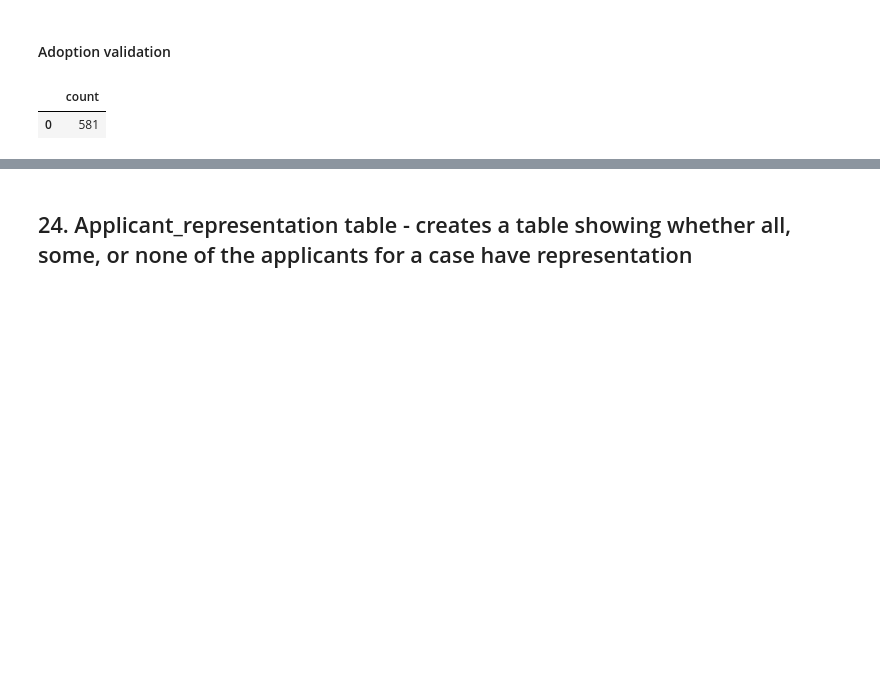
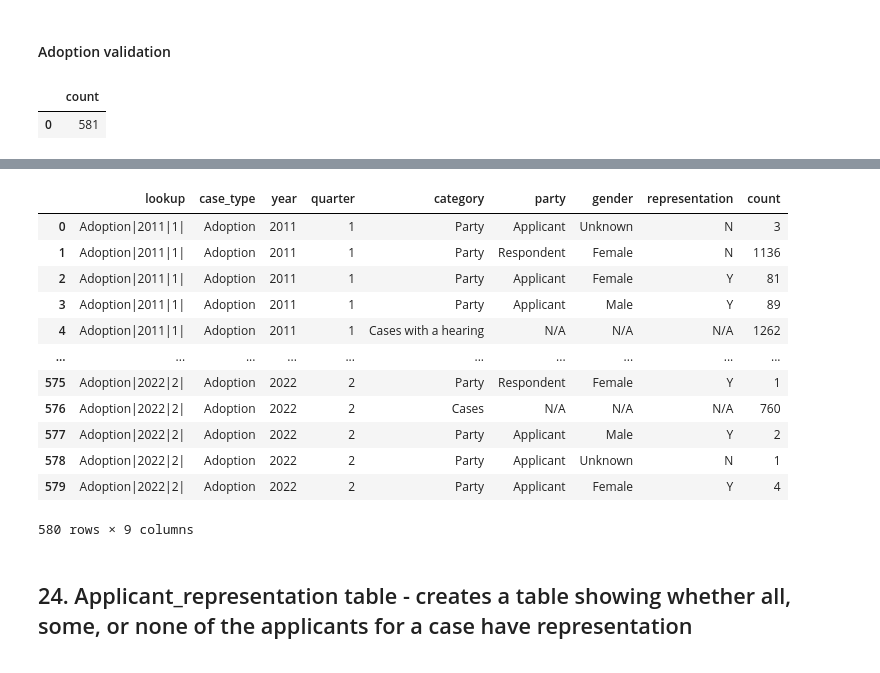
Before and after one commit to moj-analytical-services/FCSQ_data, a Jupyter notebook: data/adopt_timeliness.ipynb, the cells around one changed output, grey strips where cells are left out. Saved outputs shown, nothing was run; the diff lists cells and outputs as text; code cells hidden in the pictures; blank space fills up the shorter version.

```diff
--- a/data/adopt_timeliness.ipynb
+++ b/data/adopt_timeliness.ipynb
@@ -1102,0 +1121,33 @@ df = pydb.read_sql_query("SELECT * FROM fcsq.Adoption")
+# %%
+legrep_lookup = f"""
+SELECT
+case_type || '|' || cast(year as varchar(10)) || '|' || cast(quarter as varchar(1)) || '|' as lookup,
+case_type,
+year,
+cast(quarter as varchar(3)) as quarter,
+category,
+party,
+gender,
+representation,
+count
+from fcsq.adoption
+order by lookup
+
+"""
+pydb.create_temp_table(legrep_lookup,'legrep_lookup')
+
+pydb.read_sql_query("SELECT * from __temp__.legrep_lookup")
+# %% [output]
+|  | lookup | case_type | year | quarter | category | party | gender | representation | count |
+| 0 | Adoption|2011|1| | Adoption | 2011 | 1 | Party | Applicant | Unknown | N | 3 |
+| 1 | Adoption|2011|1| | Adoption | 2011 | 1 | Party | Respondent | Female | N | 1136 |
+| 2 | Adoption|2011|1| | Adoption | 2011 | 1 | Party | Applicant | Female | Y | 81 |
+| 3 | Adoption|2011|1| | Adoption | 2011 | 1 | Party | Applicant | Male | Y | 89 |
+| 4 | Adoption|2011|1| | Adoption | 2011 | 1 | Cases with a hearing | N/A | N/A | N/A | 1262 |
+| ... | ... | ... | ... | ... | ... | ... | ... | ... | ... |
+| 575 | Adoption|2022|2| | Adoption | 2022 | 2 | Party | Respondent | Female | Y | 1 |
+| 576 | Adoption|2022|2| | Adoption | 2022 | 2 | Cases | N/A | N/A | N/A | 760 |
+| 577 | Adoption|2022|2| | Adoption | 2022 | 2 | Party | Applicant | Male | Y | 2 |
+| 578 | Adoption|2022|2| | Adoption | 2022 | 2 | Party | Applicant | Unknown | N | 1 |
+| 579 | Adoption|2022|2| | Adoption | 2022 | 2 | Party | Applicant | Female | Y | 4 |
+580 rows × 9 columns
```
Also changed, not shown: parts of 12 cells of this notebook.
